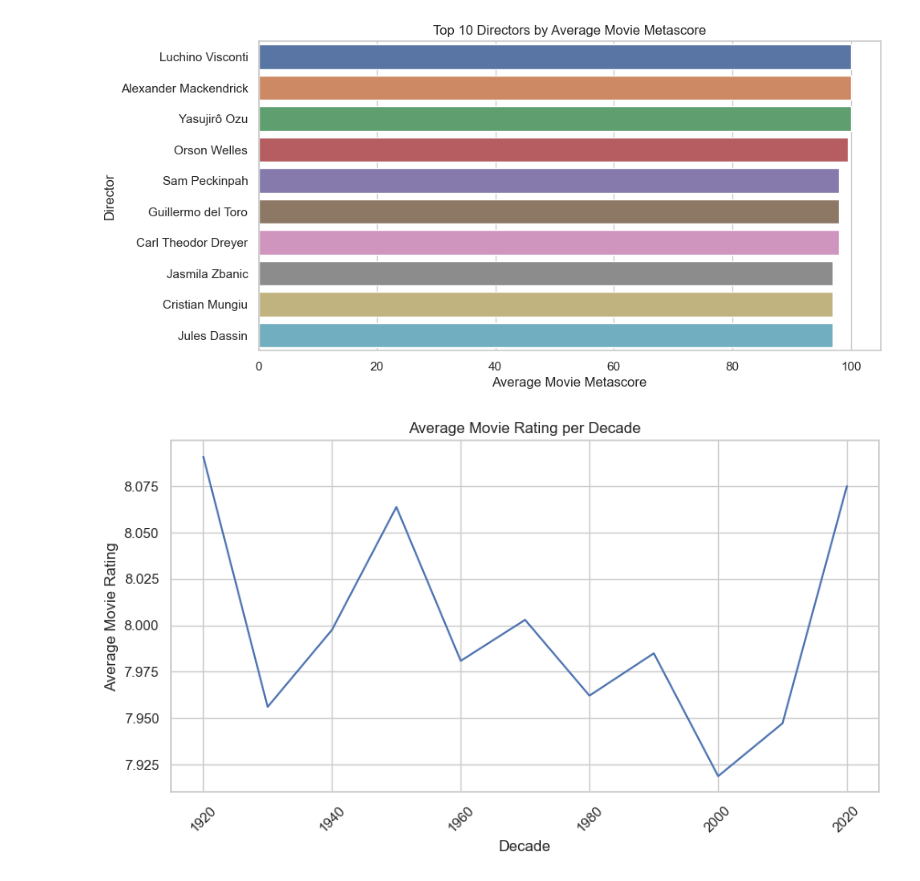
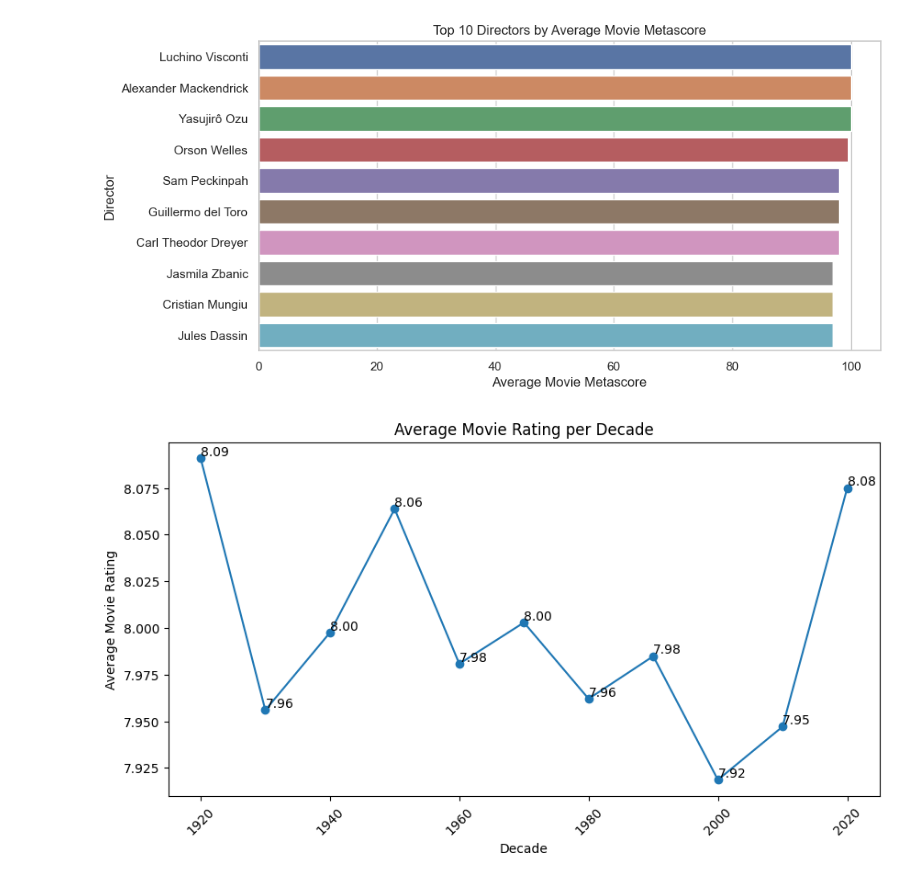
Before and after one commit to babaranjitsing/Exploring-Movie-and-Web-series-Choices-with-IMDB, a Jupyter notebook: project.ipynb, the cells around one changed output. Saved outputs shown, nothing was run; the diff lists cells and outputs as text; code cells hidden in the pictures.

```diff
--- a/project.ipynb
+++ b/project.ipynb
@@ -747,22 +873,26 @@ plt.show()
 # %% [output]
 [figure]
 # %%
-#year with the most successful movies
 df['decade'] = (df['Release Year'] // 10) * 10
 df_decade = df.groupby('decade').agg({
     'Rating': 'mean',
     'MetaScore': 'mean',
     'Duration': 'mean',
     'Reviews': 'sum'
 }).reset_index()
 
 # Plot the average movie rating per decade
 plt.figure(figsize=(10, 5))
-sns.lineplot(x='decade', y='Rating', data=df_decade)
+plt.plot('decade', 'Rating', data=df_decade, marker='o')
+
+# Add annotations with y-coordinate only
+for i, row in df_decade.iterrows():
+    plt.text(row['decade'], row['Rating'], f'{row["Rating"]:.2f}', ha='left', va='bottom')
+
 plt.title('Average Movie Rating per Decade')
 plt.xlabel('Decade')
 plt.ylabel('Average Movie Rating')
 plt.xticks(rotation=45)
 plt.show()
 # %% [output]
-[figure, old version]
+[figure, new version]
```
Also changed, not shown: parts of 15 cells of this notebook, 1 other file.
